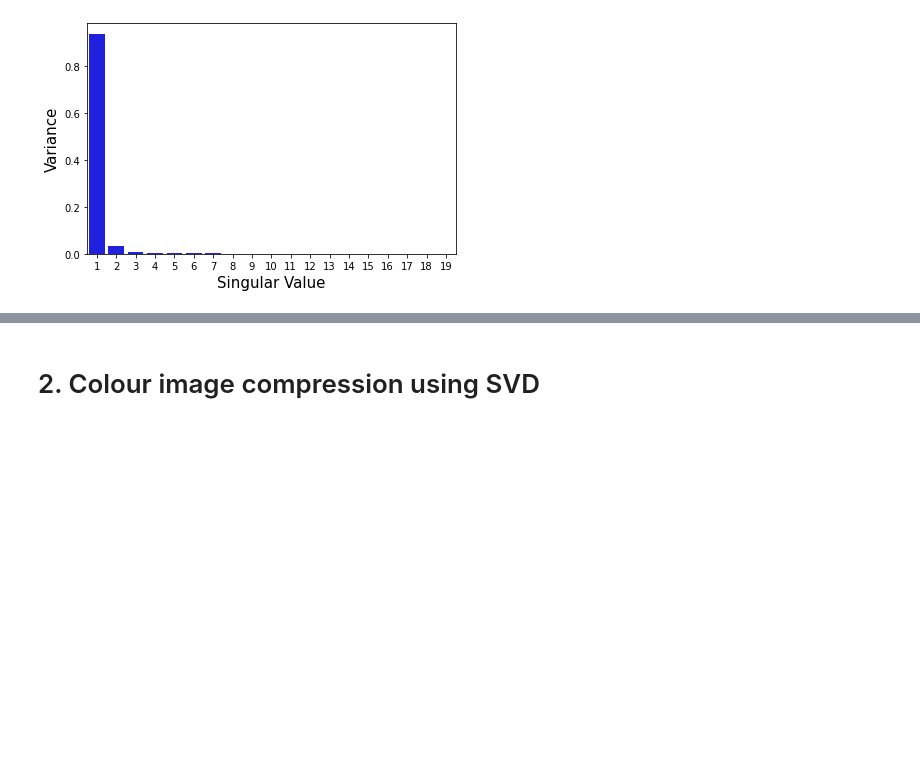
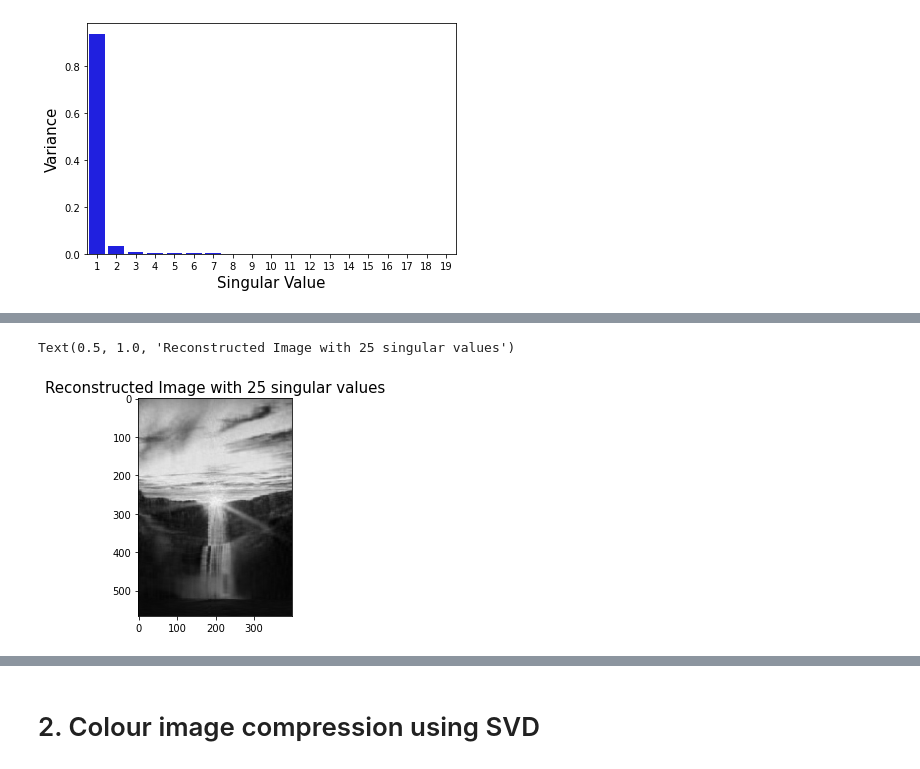
Before and after one commit to jabed-umar/P346-codes, a Jupyter notebook: DIY.ipynb, the cells around one changed output, grey strips where cells are left out. Drawn from its saved outputs; the diff is of its cells as text; code cells hidden in the pictures; blank space fills up the shorter version.

```diff
--- a/DIY.ipynb
+++ b/DIY.ipynb
@@ -171,0 +169,8 @@ Text(0.5, 1.0, 'Reconstructed Image with 35 singular values')
+# %%
+r_2 = d.compress_grey(25,b)
+plt.imshow(r_2,cmap="gray")
+num = 25
+plt.title("Reconstructed Image with %s singular values" %num, fontsize = 15)
+# %% [output]
+Text(0.5, 1.0, 'Reconstructed Image with 25 singular values')
+[figure, added]
```
Also changed, not shown: parts of 13 cells of this notebook.
